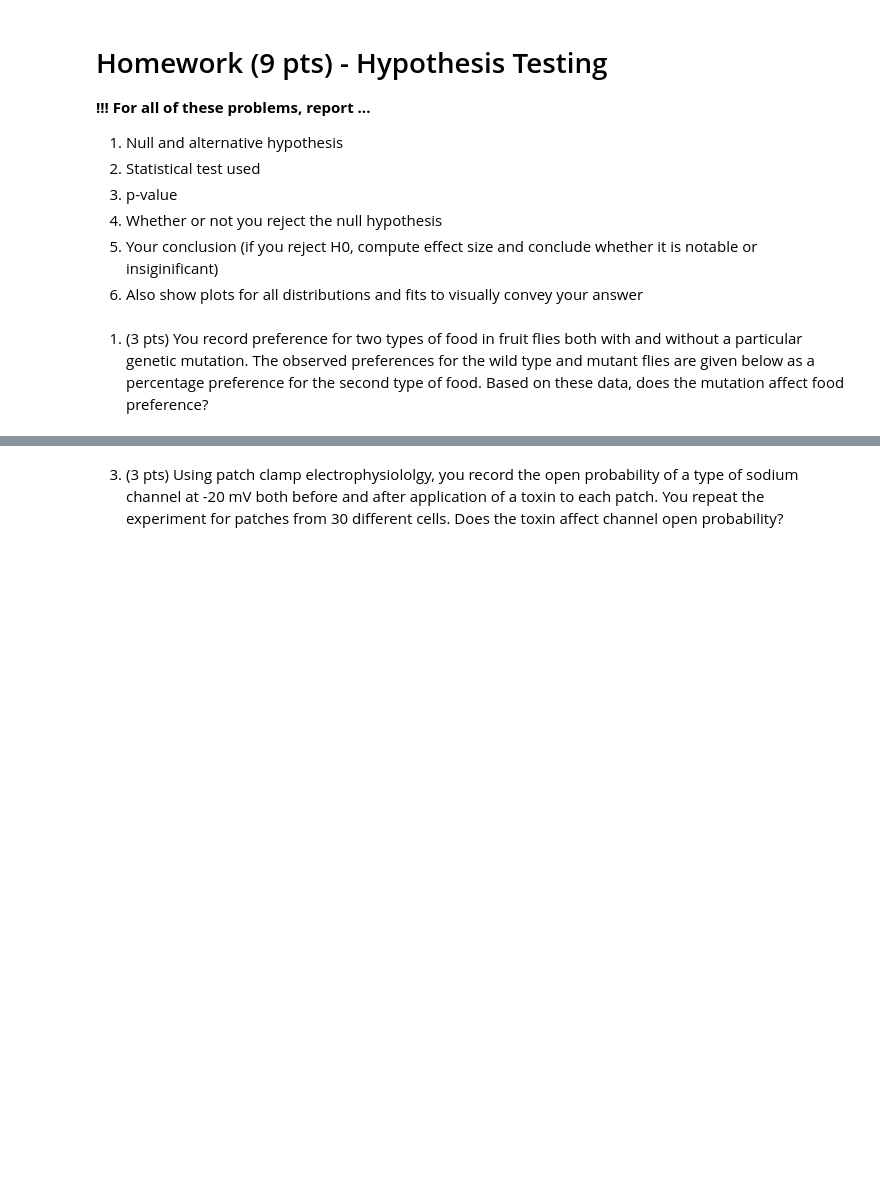
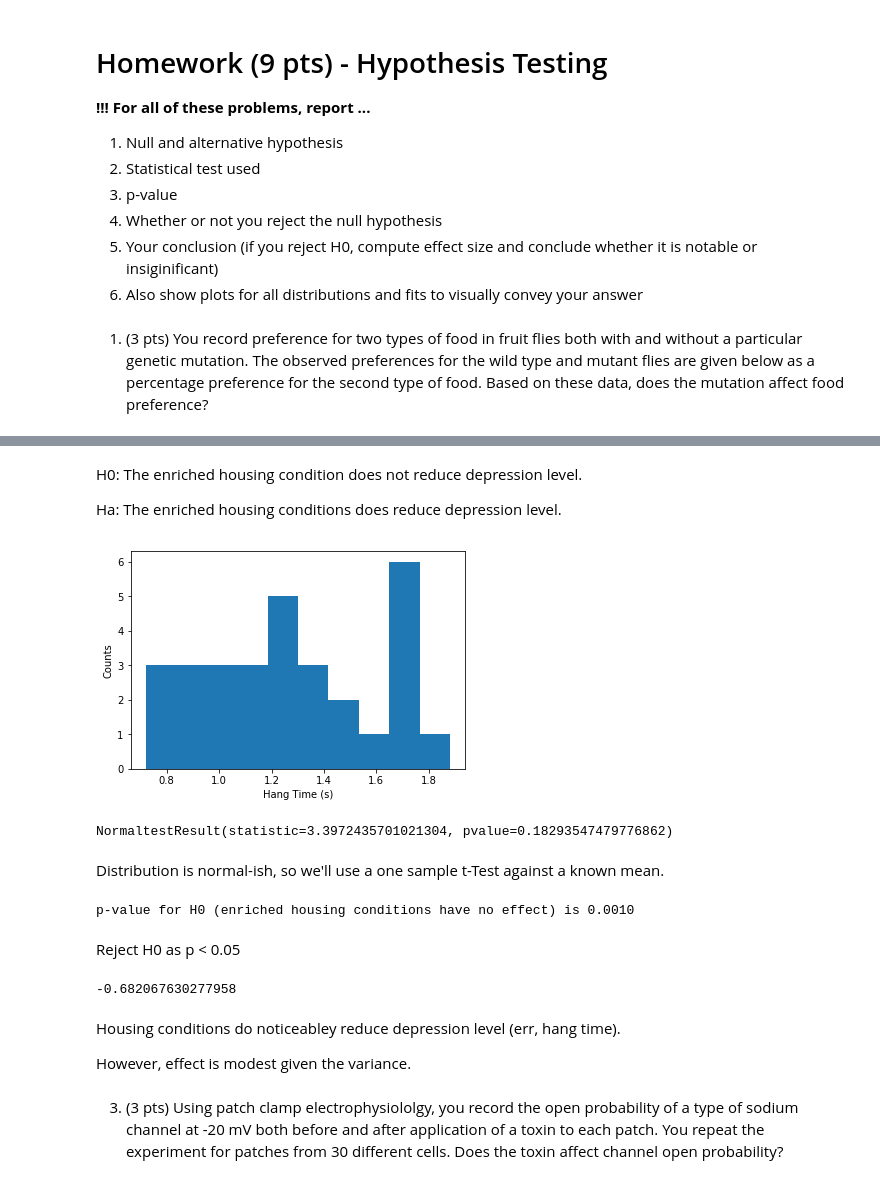
Before and after one commit to marcel-goldschen-ohm/NEU-337-Spring-2020, a Jupyter notebook: homework/homework-Feb-25-hypothesis.ipynb, the cells around one changed output, grey strips where cells are left out. Drawn from its saved outputs; the diff is of its cells as text; code cells hidden in the pictures; blank space fills up the shorter version.

```diff
--- a/homework/homework-Feb-25-hypothesis.ipynb
+++ b/homework/homework-Feb-25-hypothesis.ipynb
@@ -61,6 +99,38 @@ time_motionless = np.array([1.09312953, 1.88156956, 1.72967305, 1.1863167 , 1.67
        1.65583844, 0.72389185, 1.46078855, 1.36755476, 1.22215036,
        0.74527807, 0.98168823, 0.7203495 , 1.70308226, 0.84433681,
        1.4470557 , 1.00698794, 1.13256686, 1.22916875, 1.14040399])
+# %% [markdown]
+H0: The enriched housing condition does not reduce depression level.
+
+Ha: The enriched housing conditions does reduce depression level.
+# %%
+plt.hist(time_motionless)
+plt.xlabel('Hang Time (s)');
+plt.ylabel('Counts');
+# %% [output]
+[figure, added]
+# %%
+st.normaltest(time_motionless)
+# %% [output]
+NormaltestResult(statistic=3.3972435701021304, pvalue=0.18293547479776862)
+# %% [markdown]
+Distribution is normal-ish, so we'll use a one sample t-Test against a known mean.
+# %%
+t, p = st.ttest_1samp(time_motionless, 1.5)
+print(f"p-value for H0 (enriched housing conditions have no effect) is {p :.4f}")
+# %% [output]
+p-value for H0 (enriched housing conditions have no effect) is 0.0010
+# %% [markdown]
+Reject H0 as p < 0.05
+# %%
+effectSize = (time_motionless.mean() - 1.5) / time_motionless.std()
+effectSize
+# %% [output]
+-0.682067630277958
+# %% [markdown]
+Housing conditions do noticeabley reduce depression level (err, hang time).
+
+However, effect is modest given the variance.
 # %% [markdown]
 3. (3 pts) Using patch clamp electrophysiololgy, you record the open probability of a type of sodium channel at -20 mV both before and after application of a toxin to each patch. You repeat the experiment for patches from 30 different cells. Does the toxin affect channel open probability?
 # %%
```
Also changed, not shown: parts of 20 cells of this notebook.
